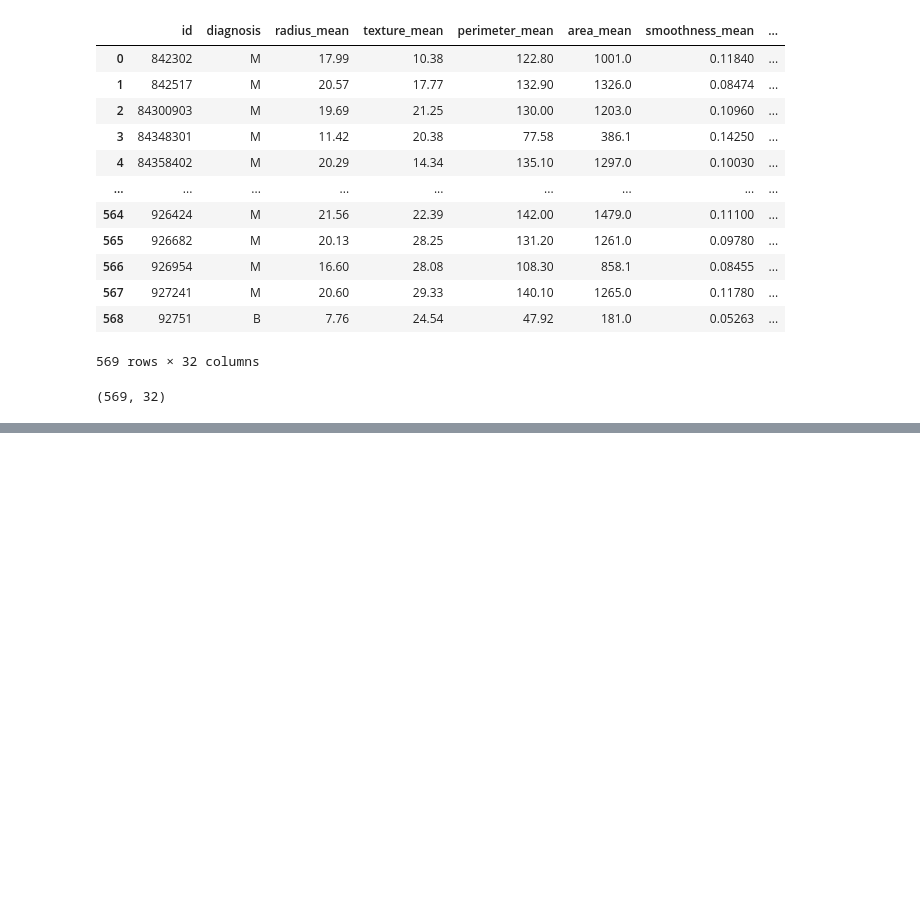
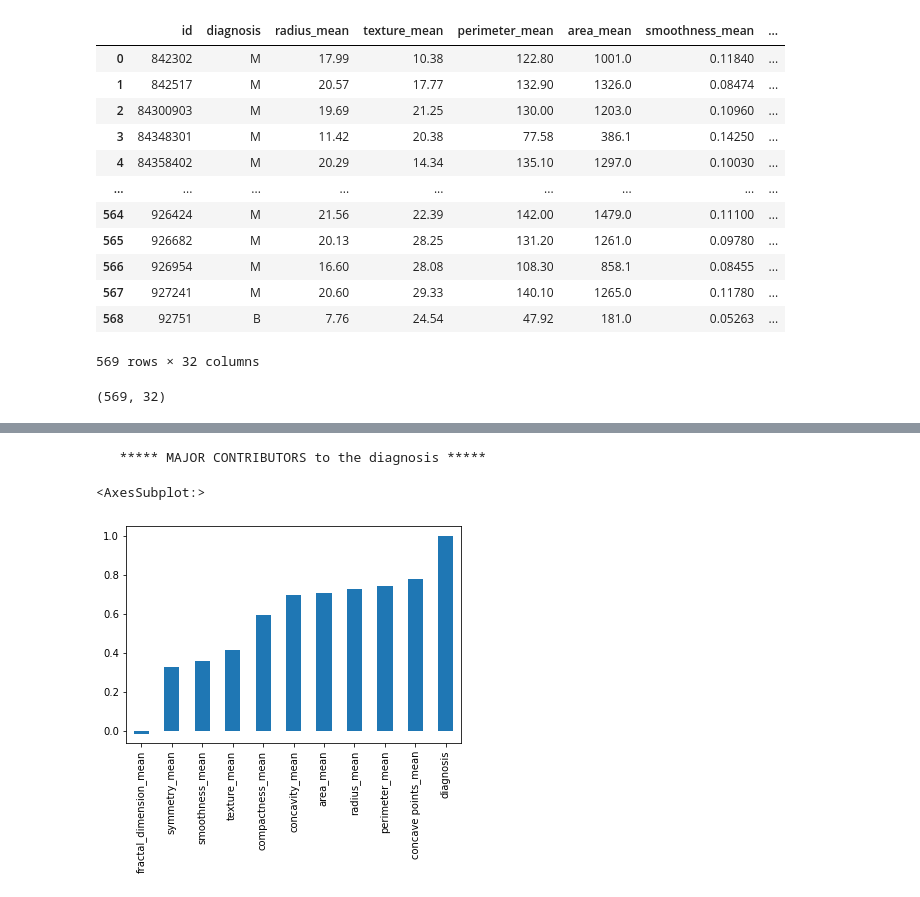
Before and after one commit to Kureshy/Multi-Health-Classification, a Jupyter notebook: BreastCancer_Prediction_MultiClassifiers.ipynb, the cells around one changed output, grey strips where cells are left out. Saved outputs shown, nothing was run; the diff lists cells and outputs as text; code cells hidden in the pictures; blank space fills up the shorter version.

```diff
--- a/BreastCancer_Prediction_MultiClassifiers.ipynb
+++ b/BreastCancer_Prediction_MultiClassifiers.ipynb
@@ -106,0 +114,7 @@ ds['diagnosis'].value_counts().plot.bar()
+# %%
+print("   ***** MAJOR CONTRIBUTORS to the diagnosis ***** ")
+ds.corr()['diagnosis'].sort_values().plot(kind='bar')
+# %% [output]
+   ***** MAJOR CONTRIBUTORS to the diagnosis *****
+<AxesSubplot:>
+[figure, added]
```
Also changed, not shown: parts of 14 cells of this notebook.
